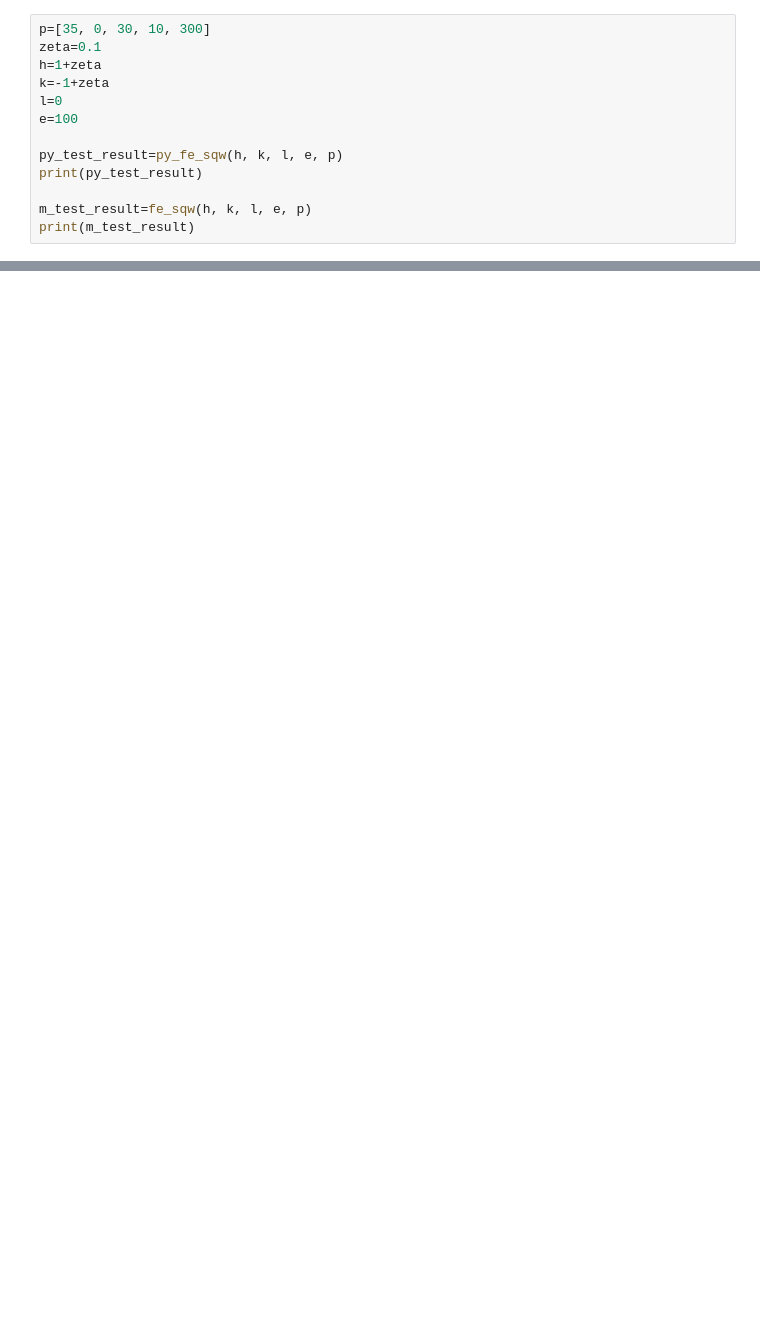
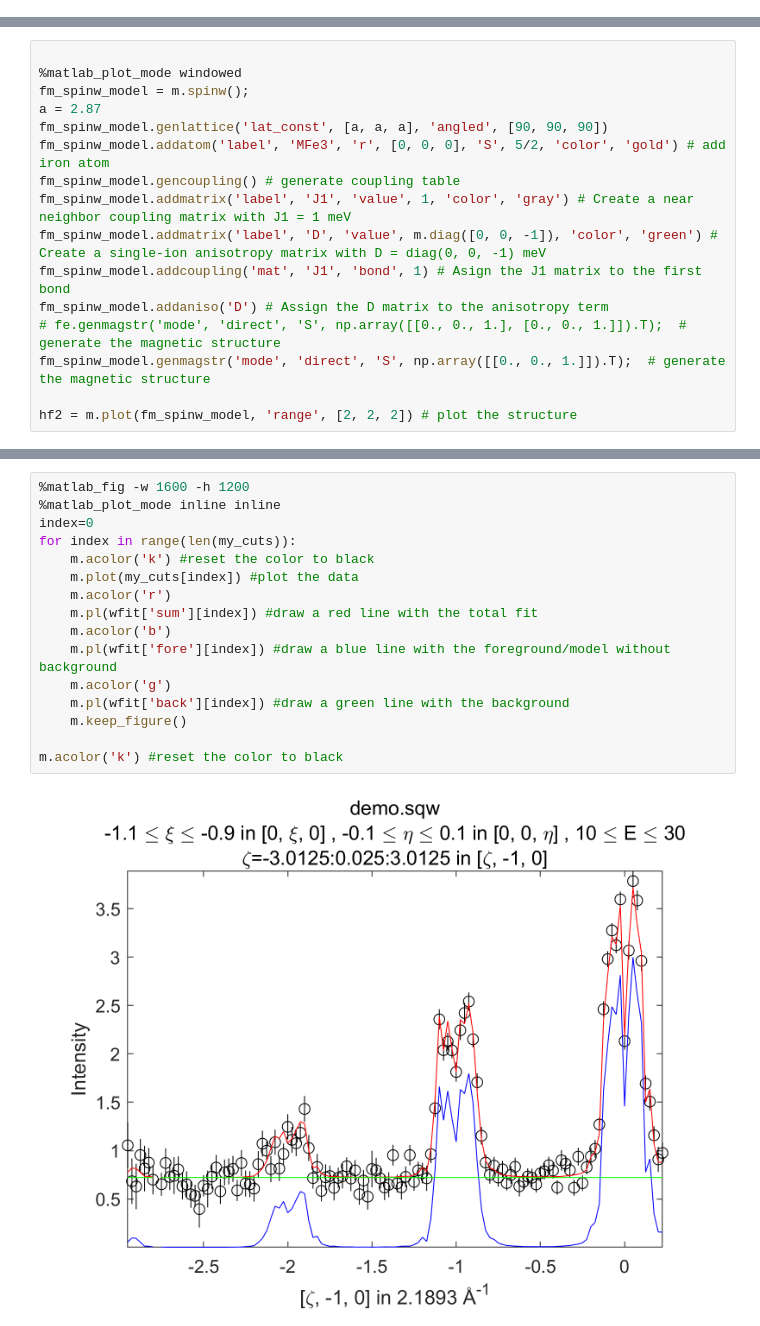
Before and after one commit to henrikjacobsenfys/pace_tutorial, a Jupyter notebook: tutorial_5_advanced_fitting.ipynb, the cells around one changed output, grey strips where cells are left out. Saved outputs shown, nothing was run; the diff lists cells and outputs as text; blank space fills up the shorter version.

```diff
--- a/tutorial_5_advanced_fitting.ipynb
+++ b/tutorial_5_advanced_fitting.ipynb
@@ -247,13 +0,0 @@ fe_sqw
-# %%
-p=[35, 0, 30, 10, 300]
-zeta=0.1
-h=1+zeta
-k=-1+zeta
-l=0
-e=100
-
-py_test_result=py_fe_sqw(h, k, l, e, p)
-print(py_test_result)
-
-m_test_result=fe_sqw(h, k, l, e, p)
-print(m_test_result)
@@ -583,0 +32,16 @@ m.uiwait(hf3)
+# %%
+
+%matlab_plot_mode windowed
+fm_spinw_model = m.spinw();
+a = 2.87
+fm_spinw_model.genlattice('lat_const', [a, a, a], 'angled', [90, 90, 90])
+fm_spinw_model.addatom('label', 'MFe3', 'r', [0, 0, 0], 'S', 5/2, 'color', 'gold') # add iron atom
+fm_spinw_model.gencoupling() # generate coupling table
+fm_spinw_model.addmatrix('label', 'J1', 'value', 1, 'color', 'gray') # Create a near neighbor coupling matrix with J1 = 1 meV
+fm_spinw_model.addmatrix('label', 'D', 'value', m.diag([0, 0, -1]), 'color', 'green') # Create a single-ion anisotropy matrix with D = diag(0, 0, -1) meV
+fm_spinw_model.addcoupling('mat', 'J1', 'bond', 1) # Asign the J1 matrix to the first bond
+fm_spinw_model.addaniso('D') # Assign the D matrix to the anisotropy term
+# fe.genmagstr('mode', 'direct', 'S', np.array([[0., 0., 1.], [0., 0., 1.]]).T);  # generate the magnetic structure
+fm_spinw_model.genmagstr('mode', 'direct', 'S', np.array([[0., 0., 1.]]).T);  # generate the magnetic structure
+
+hf2 = m.plot(fm_spinw_model, 'range', [2, 2, 2]) # plot the structure
@@ -583,0 +167,18 @@ m.uiwait(hf3)
+# %%
+%matlab_fig -w 1600 -h 1200
+%matlab_plot_mode inline inline
+index=0
+for index in range(len(my_cuts)):
+    m.acolor('k') #reset the color to black
+    m.plot(my_cuts[index]) #plot the data
+    m.acolor('r')
+    m.pl(wfit['sum'][index]) #draw a red line with the total fit
+    m.acolor('b')
+    m.pl(wfit['fore'][index]) #draw a blue line with the foreground/model without background
+    m.acolor('g')
+    m.pl(wfit['back'][index]) #draw a green line with the background
+    m.keep_figure()
+
+m.acolor('k') #reset the color to black
+# %% [output]
+[figure, added]
```
Also changed, not shown: parts of 28 cells of this notebook, 1 other file.
